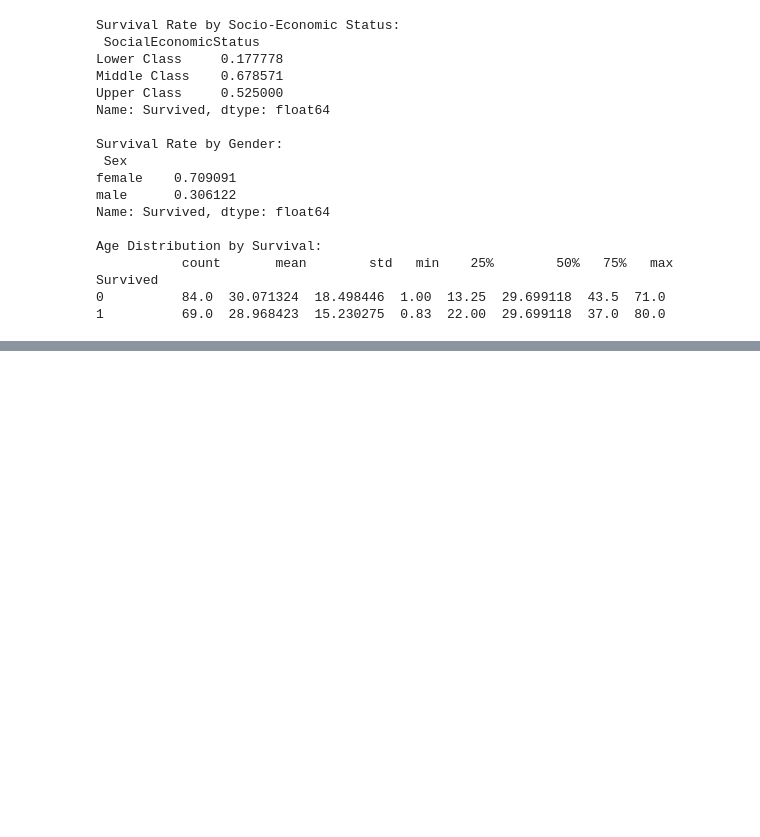
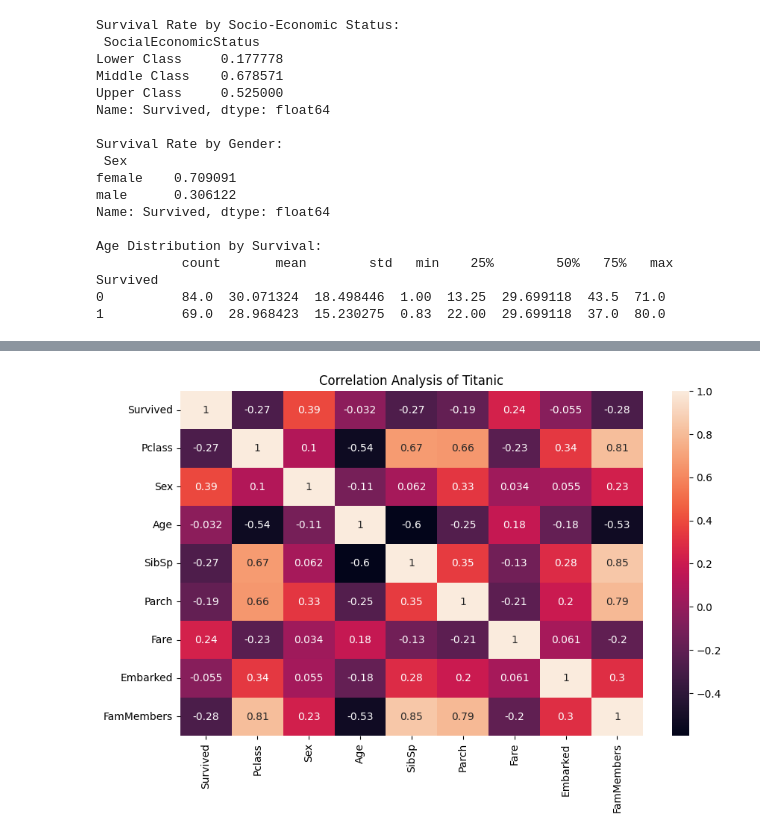
Before and after one commit to MazenIbrahim1/Titanic_Data_Model, a Jupyter notebook: Titanic_Data_Model.ipynb, the cells around one changed output, grey strips where cells are left out. Drawn from its saved outputs; the diff is of its cells as text; code cells hidden in the pictures; blank space fills up the shorter version.

Commit message:
Finished Data Analysis

```diff
--- a/Titanic_Data_Model.ipynb
+++ b/Titanic_Data_Model.ipynb
@@ -409,0 +436,10 @@ Survived
+# %%
+# Drop the unnecessary columns in both test and train
+data_train.drop(columns=['Ticket', 'Name', 'PassengerId', 'SocialEconomicStatus'], inplace=True)
+
+# Convert object data types to categories in both test and train
+data_train['Sex'] = data_train['Sex'].map({'male' : 0, 'female' : 1})
+data_train['Embarked'] = data_train['Embarked'].map({'C' : 0, 'Q' : 1, 'S' : 2})
+data_test['Sex'] = data_test['Sex'].map({'male' : 0, 'female' : 1})
+data_test['Embarked'] = data_test['Embarked'].map({'C' : 0, 'Q' : 1, 'S' : 2})
+data_train.info()
@@ -409,0 +463,8 @@ Survived
+# %%
+# Visualize a heatmap to see what features have a strong negative or positive correlation
+plt.figure(figsize=(10,6))
+sns.heatmap(data_train.corr(), annot=True)
+plt.title("Correlation Analysis of Titanic")
+plt.show()
+# %% [output]
+[figure, added]
```
Also changed, not shown: parts of 6 cells of this notebook.
